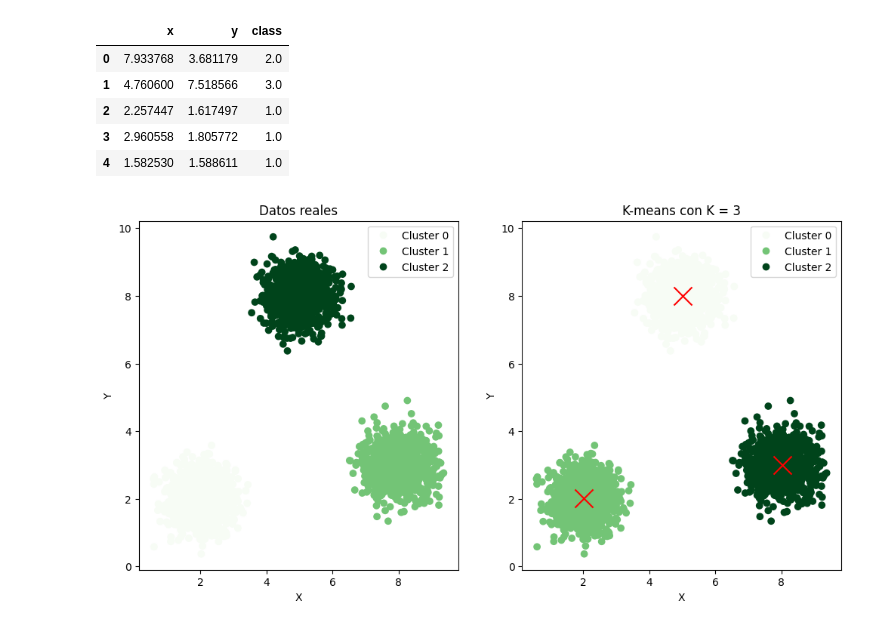
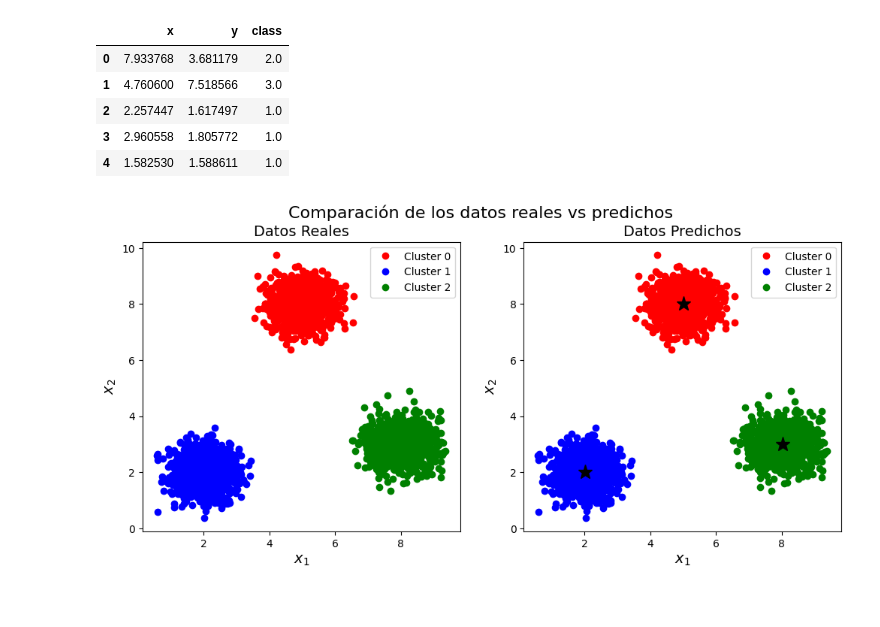
Before and after one commit to a21lofese/SAA, a Jupyter notebook: Kmeans/Ejercicio1.ipynb, the cells around one changed output. Saved outputs shown, nothing was run; the diff lists cells and outputs as text; code cells hidden in the pictures.

```diff
--- a/Kmeans/Ejercicio1.ipynb
+++ b/Kmeans/Ejercicio1.ipynb
@@ -60,7 +60,7 @@ inercias = []
 bics = []
 
 for k in range(2, Kmax + 1):
-    kmeans = KMeans(n_clusters=k, random_state=10)
+    kmeans = KMeans(n_clusters=k, random_state=10, n_init=10)
     kmeans.fit(X)
     grupos = kmeans.predict(X)
     inercias.append(kmeans.inertia_)
@@ -90,7 +90,7 @@ K-means con el número de clusters óptimo.
 K = 3
 
 # Entrenar el modelo
-kmeans = KMeans(n_clusters=K, random_state=10)
+kmeans = KMeans(n_clusters=K, random_state=10, n_init=10)
 kmeans.fit(X)
 
 # Predecir los clusters
@@ -120,27 +120,31 @@ data_with_labels.head()
 | 2 | 2.257447 | 1.617497 | 1.0 |
 | 3 | 2.960558 | 1.805772 | 1.0 |
 | 4 | 1.582530 | 1.588611 | 1.0 |
-# %%
-# Crear un array con los datos
-X_with_labels = data_with_labels.values
-
-fig, axs = plt.subplots(1, 2, figsize=(12, 6))
-
-# Gráfico de datos reales
-scatter_real = axs[0].scatter(X_with_labels[:, 0], X_with_labels[:, 1], c=X_with_labels[:, 2], cmap='Greens')
-axs[0].set_title("Datos reales")
-axs[0].set_xlabel("X")
-axs[0].set_ylabel("Y")
-axs[0].legend(handles=scatter_real.legend_elements()[0], labels=[f'Cluster {i}' for i in range(len(set(X_with_labels[:, 2])))], loc='upper right')
-
-# Gráfico de K-means
-scatter_kmeans = axs[1].scatter(X[:, 0], X[:, 1], c=grupos, cmap='Greens')
-axs[1].scatter(kmeans.cluster_centers_[:, 0], kmeans.cluster_centers_[:, 1], s=300, c='red', marker='x')
-axs[1].set_title("K-means con K = " + str(K))
-axs[1].set_xlabel("X")
-axs[1].set_ylabel("Y")
-axs[1].legend(handles=scatter_kmeans.legend_elements()[0], labels=[f'Cluster {i}' for i in range(K)], loc='upper right')
-
-plt.show()
-# %% [output]
-[figure, removed]
+# %%
+fig, (ax1, ax2) = plt.subplots(1, 2)
+fig.set_size_inches(12, 5)
+fig.suptitle('Comparación de los datos reales vs predichos', fontsize=16)
+
+ax1.plot(X_with_labels[X_with_labels[:,2] == 3, 0],
+         X_with_labels[X_with_labels[:,2] == 3, 1], 'ro', label="Cluster 0")
+ax1.plot(X_with_labels[X_with_labels[:,2] == 1, 0],
+         X_with_labels[X_with_labels[:,2] == 1, 1], 'bo', label="Cluster 1")
+ax1.plot(X_with_labels[X_with_labels[:,2] == 2, 0],
+         X_with_labels[X_with_labels[:,2] == 2, 1], 'go', label="Cluster 2")
+ax1.legend()
+ax1.set_title("Datos Reales", fontsize=14)
+ax1.set_xlabel(r"$x_1$", fontsize=14)
+ax1.set_ylabel(r"$x_2$", fontsize=14)
+
+ax2.plot(X[grupos == 0, 0], X[grupos == 0, 1], 'ro', label="Cluster 0")
+ax2.plot(X[grupos == 1, 0], X[grupos == 1, 1], 'bo', label="Cluster 1")
+ax2.plot(X[grupos == 2, 0], X[grupos == 2, 1], 'go', label="Cluster 2")
+ax2.plot(kmeans.cluster_centers_[:, 0], kmeans.cluster_centers_[:, 1], 'k*', markersize=14)
+ax2.legend()
+ax2.set_title("Datos Predichos", fontsize=14)
+ax2.set_xlabel(r"$x_1$", fontsize=14)
+ax2.set_ylabel(r"$x_2$", fontsize=14)
+
+plt.show()
+# %% [output]
+[figure, added]
```
Also changed, not shown: 2 other files.
